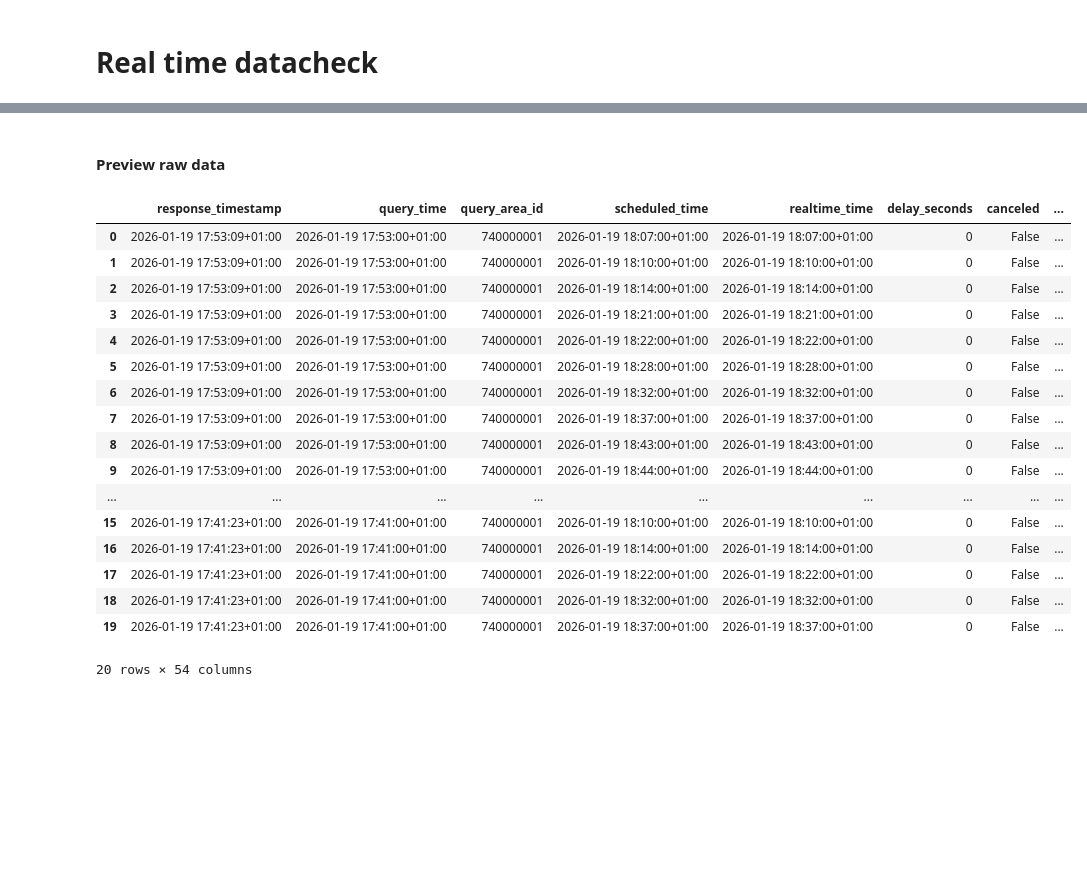
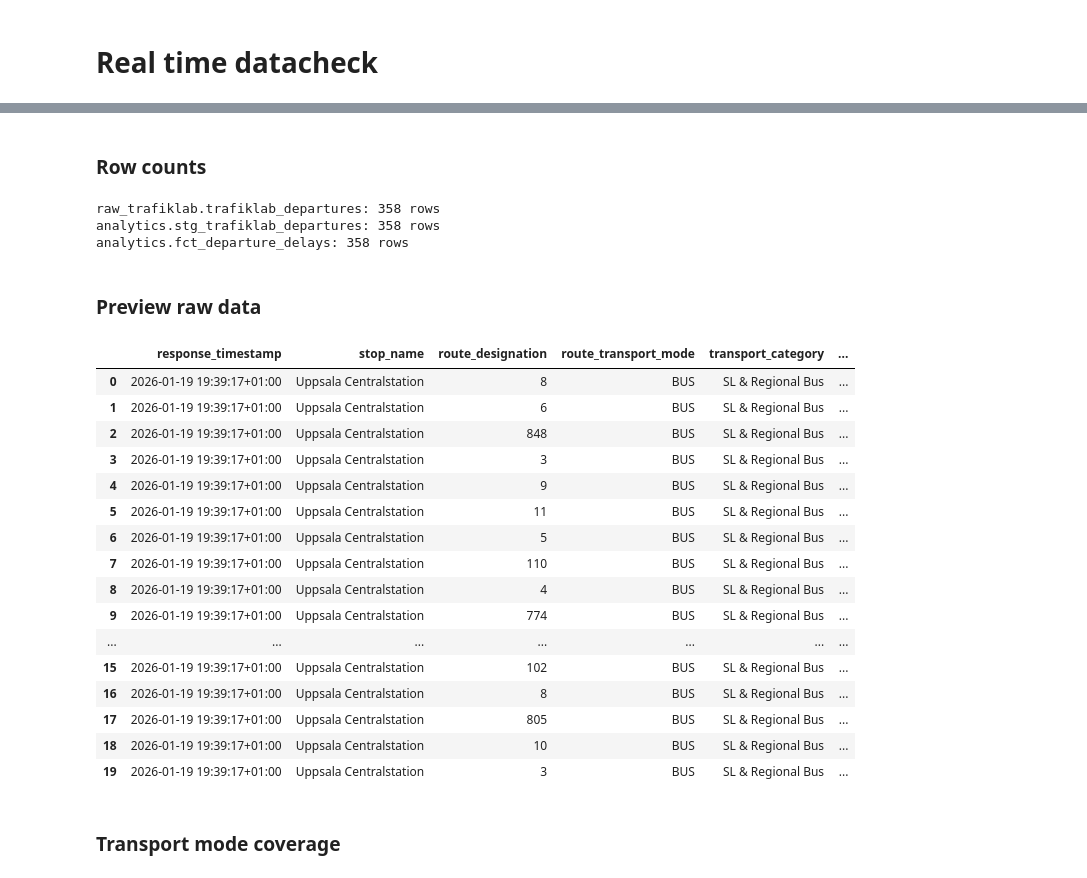
Before and after one commit to mohammadnurulhassan/Ex_Jobb_Data_pipeline_for_Stockholm_Traffic_-_Transit, a Jupyter notebook: notebooks/realtime_depature.ipynb, the cells around one changed output, grey strips where cells are left out. Drawn from its saved outputs; the diff is of its cells as text; code cells hidden in the pictures; blank space fills up the shorter version.

Commit message:
data eda

```diff
--- a/notebooks/realtime_depature.ipynb
+++ b/notebooks/realtime_depature.ipynb
@@ -58,30 +42,58 @@ count_table("raw_trafiklab", "trafiklab_departures")
+# %% [markdown]
+### Row counts
+# %%
+tables = [
+    ("raw_trafiklab", "trafiklab_departures"),
+    ("analytics", "stg_trafiklab_departures"),
+    ("analytics", "fct_departure_delays"),
+]
+
+for schema, table in tables:
+    try:
+        cnt = con.execute(f"SELECT COUNT(*) FROM {schema}.{table}").fetchone()[0]
+        print(f"{schema}.{table}: {cnt:,} rows")
+    except:
+        print(f"{schema}.{table}: NOT FOUND")
+# %% [output]
+raw_trafiklab.trafiklab_departures: 358 rows
+analytics.stg_trafiklab_departures: 358 rows
+analytics.fct_departure_delays: 358 rows
 # %% [markdown]
-#### Preview raw data
+### Preview raw data
 # %%
-df_raw = con.execute("""
-    SELECT *
-    FROM raw_trafiklab.trafiklab_departures
-    ORDER BY response_timestamp DESC
-    LIMIT 20
+raw_df = con.execute("""
+SELECT
+    response_timestamp,
+    stop_name,
+    route_designation,
+    route_transport_mode,
+    transport_category,
+    scheduled_time,
+    realtime_time,
+    delay_seconds
+FROM raw_trafiklab.trafiklab_departures
+ORDER BY response_timestamp DESC
+LIMIT 20
 """).df()
 
-df_raw
+raw_df
 # %% [output]
-|  | response_timestamp | query_time | query_area_id | scheduled_time | realtime_time | delay_seconds | canceled | ... |
-| 0 | 2026-01-19 17:53:09+01:00 | 2026-01-19 17:53:00+01:00 | 740000001 | 2026-01-19 18:07:00+01:00 | 2026-01-19 18:07:00+01:00 | 0 | False | ... |
-| 1 | 2026-01-19 17:53:09+01:00 | 2026-01-19 17:53:00+01:00 | 740000001 | 2026-01-19 18:10:00+01:00 | 2026-01-19 18:10:00+01:00 | 0 | False | ... |
-| 2 | 2026-01-19 17:53:09+01:00 | 2026-01-19 17:53:00+01:00 | 740000001 | 2026-01-19 18:14:00+01:00 | 2026-01-19 18:14:00+01:00 | 0 | False | ... |
-| 3 | 2026-01-19 17:53:09+01:00 | 2026-01-19 17:53:00+01:00 | 740000001 | 2026-01-19 18:21:00+01:00 | 2026-01-19 18:21:00+01:00 | 0 | False | ... |
-| 4 | 2026-01-19 17:53:09+01:00 | 2026-01-19 17:53:00+01:00 | 740000001 | 2026-01-19 18:22:00+01:00 | 2026-01-19 18:22:00+01:00 | 0 | False | ... |
-| 5 | 2026-01-19 17:53:09+01:00 | 2026-01-19 17:53:00+01:00 | 740000001 | 2026-01-19 18:28:00+01:00 | 2026-01-19 18:28:00+01:00 | 0 | False | ... |
-| 6 | 2026-01-19 17:53:09+01:00 | 2026-01-19 17:53:00+01:00 | 740000001 | 2026-01-19 18:32:00+01:00 | 2026-01-19 18:32:00+01:00 | 0 | False | ... |
-| 7 | 2026-01-19 17:53:09+01:00 | 2026-01-19 17:53:00+01:00 | 740000001 | 2026-01-19 18:37:00+01:00 | 2026-01-19 18:37:00+01:00 | 0 | False | ... |
-| 8 | 2026-01-19 17:53:09+01:00 | 2026-01-19 17:53:00+01:00 | 740000001 | 2026-01-19 18:43:00+01:00 | 2026-01-19 18:43:00+01:00 | 0 | False | ... |
-| 9 | 2026-01-19 17:53:09+01:00 | 2026-01-19 17:53:00+01:00 | 740000001 | 2026-01-19 18:44:00+01:00 | 2026-01-19 18:44:00+01:00 | 0 | False | ... |
-| ... | ... | ... | ... | ... | ... | ... | ... | ... |
-| 15 | 2026-01-19 17:41:23+01:00 | 2026-01-19 17:41:00+01:00 | 740000001 | 2026-01-19 18:10:00+01:00 | 2026-01-19 18:10:00+01:00 | 0 | False | ... |
-| 16 | 2026-01-19 17:41:23+01:00 | 2026-01-19 17:41:00+01:00 | 740000001 | 2026-01-19 18:14:00+01:00 | 2026-01-19 18:14:00+01:00 | 0 | False | ... |
-| 17 | 2026-01-19 17:41:23+01:00 | 2026-01-19 17:41:00+01:00 | 740000001 | 2026-01-19 18:22:00+01:00 | 2026-01-19 18:22:00+01:00 | 0 | False | ... |
-| 18 | 2026-01-19 17:41:23+01:00 | 2026-01-19 17:41:00+01:00 | 740000001 | 2026-01-19 18:32:00+01:00 | 2026-01-19 18:32:00+01:00 | 0 | False | ... |
-| 19 | 2026-01-19 17:41:23+01:00 | 2026-01-19 17:41:00+01:00 | 740000001 | 2026-01-19 18:37:00+01:00 | 2026-01-19 18:37:00+01:00 | 0 | False | ... |
+|  | response_timestamp | stop_name | route_designation | route_transport_mode | transport_category | ... |
+| 0 | 2026-01-19 19:39:17+01:00 | Uppsala Centralstation | 8 | BUS | SL & Regional Bus | ... |
+| 1 | 2026-01-19 19:39:17+01:00 | Uppsala Centralstation | 6 | BUS | SL & Regional Bus | ... |
+| 2 | 2026-01-19 19:39:17+01:00 | Uppsala Centralstation | 848 | BUS | SL & Regional Bus | ... |
+| 3 | 2026-01-19 19:39:17+01:00 | Uppsala Centralstation | 3 | BUS | SL & Regional Bus | ... |
+| 4 | 2026-01-19 19:39:17+01:00 | Uppsala Centralstation | 9 | BUS | SL & Regional Bus | ... |
+| 5 | 2026-01-19 19:39:17+01:00 | Uppsala Centralstation | 11 | BUS | SL & Regional Bus | ... |
+| 6 | 2026-01-19 19:39:17+01:00 | Uppsala Centralstation | 5 | BUS | SL & Regional Bus | ... |
+| 7 | 2026-01-19 19:39:17+01:00 | Uppsala Centralstation | 110 | BUS | SL & Regional Bus | ... |
+| 8 | 2026-01-19 19:39:17+01:00 | Uppsala Centralstation | 4 | BUS | SL & Regional Bus | ... |
+| 9 | 2026-01-19 19:39:17+01:00 | Uppsala Centralstation | 774 | BUS | SL & Regional Bus | ... |
+| ... | ... | ... | ... | ... | ... | ... |
+| 15 | 2026-01-19 19:39:17+01:00 | Uppsala Centralstation | 102 | BUS | SL & Regional Bus | ... |
+| 16 | 2026-01-19 19:39:17+01:00 | Uppsala Centralstation | 8 | BUS | SL & Regional Bus | ... |
+| 17 | 2026-01-19 19:39:17+01:00 | Uppsala Centralstation | 805 | BUS | SL & Regional Bus | ... |
+| 18 | 2026-01-19 19:39:17+01:00 | Uppsala Centralstation | 10 | BUS | SL & Regional Bus | ... |
+| 19 | 2026-01-19 19:39:17+01:00 | Uppsala Centralstation | 3 | BUS | SL & Regional Bus | ... |
-20 rows × 54 columns
+# %% [markdown]
+### Transport mode coverage
```
Also changed, not shown: parts of 28 cells of this notebook, 5 other files.
